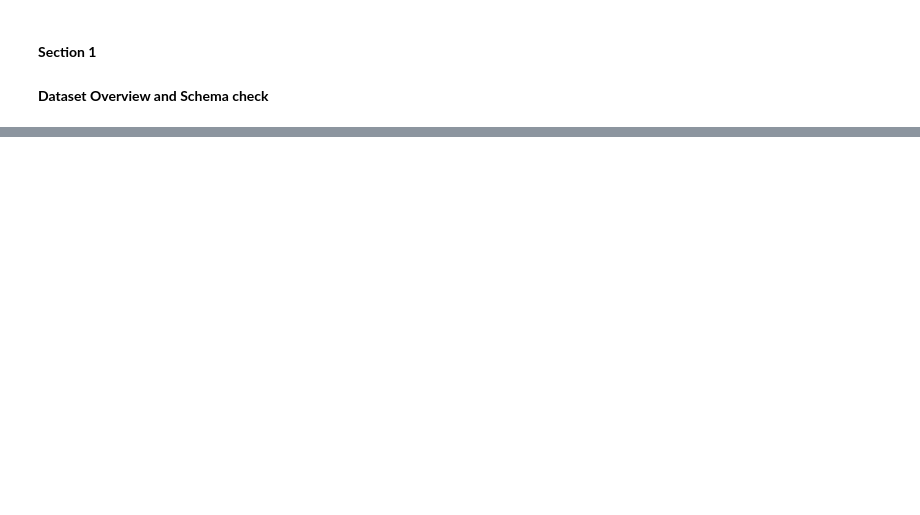
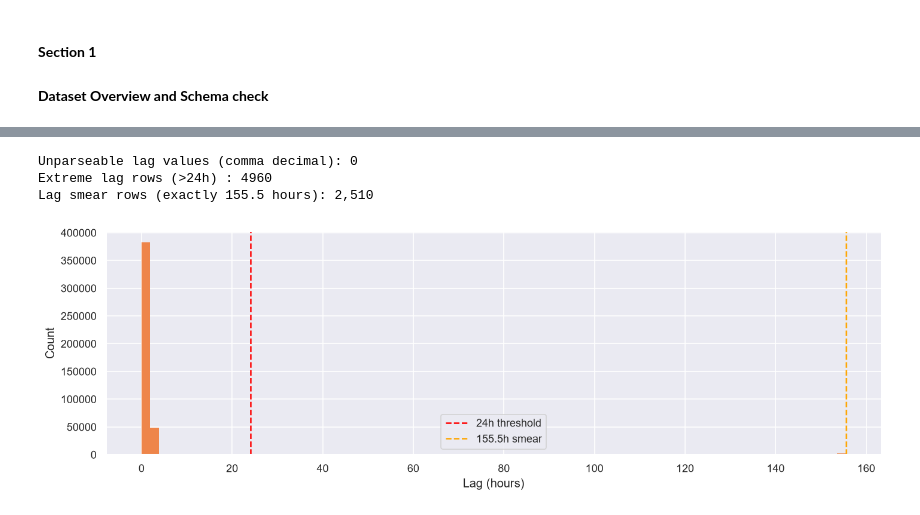
Before and after one commit to adiiquark/omninode_resilience_pipeline, a Jupyter notebook: Data_generation/Production_data/04_eda.ipynb, the cells around one changed output, grey strips where cells are left out. Cells and saved outputs as stored; diff of their text form; code cells hidden in the pictures; blank space fills up the shorter version.

Commit message:
WIP 04_eda.ipynb
Temporal Anomalies are done, the rest including structural, operational and market anomalies to be written.

```diff
--- a/Data_generation/Production_data/04_eda.ipynb
+++ b/Data_generation/Production_data/04_eda.ipynb
@@ -90,0 +221,42 @@ product_id             81356     18.65
+# %%
+# processing_lag_hours anomalies
+# chaos 2.2 injected comma decimal separators ("1,23") into ~895 rows
+# chaos 1.6 injected 155.5 hours into ~2,597 rows
+# chaos 5.1 injected 48-72 hour lags into ~2,408
+
+# coerce to numeric, csv values become NaN
+lag_numeric = pd.to_numeric(
+    df["processing_lag_hours"].astype(str).str.replace(",",".", regex= False),
+    errors = "coerce"
+)
+
+unparseable_lag = lag_numeric.isna().sum()
+extreme_lag = (lag_numeric > 24).sum() # anything above 24h is anomalous
+smear_lag = (lag_numeric == 155.5).sum()
+
+print(f"Unparseable lag values (comma decimal): {unparseable_lag:,}")
+print(f"Extreme lag rows (>24h) : {extreme_lag}")
+print(f"Lag smear rows (exactly 155.5 hours): {smear_lag:,}")
+
+fig, ax = plt.subplots(figsize = (12, 4))
+lag_capped = lag_numeric.clip(upper = 200) # cap for readability
+ax.hist(lag_capped.dropna(), bins = 80, color = sns.color_palette("muted")[1], edgecolor= "None")
+ax.axvline(x= 24, color = "red", linestyle = "--", linewidth = 1.5, label = "24h threshold")
+ax.axvline(x = 155.5, color = "orange", linestyle= "--", linewidth= 1.5, label = "155.5h smear")
+ax.set_xlabel("Lag (hours)")
+ax.set_ylabel("Count")
+ax.legend()
+plt.tight_layout()
+plt.show()
+
+# Silver layer fix:
+# Step 1: df["processing_lag_hours"] = pd.to_numeric(
+#     df["processing_lag_hours"].astype(str).str.replace(",", "."), errors="coerce"
+# )
+# Step 2: flag rows where lag > 24 as anomalous
+# Step 3: rows where lag == 155.5 → cross-ref with degraded_scanners, impute median
+# %% [output]
+Unparseable lag values (comma decimal): 0
+Extreme lag rows (>24h) : 4960
+Lag smear rows (exactly 155.5 hours): 2,510
+[figure, added]
```
Also changed, not shown: parts of 8 cells of this notebook.
